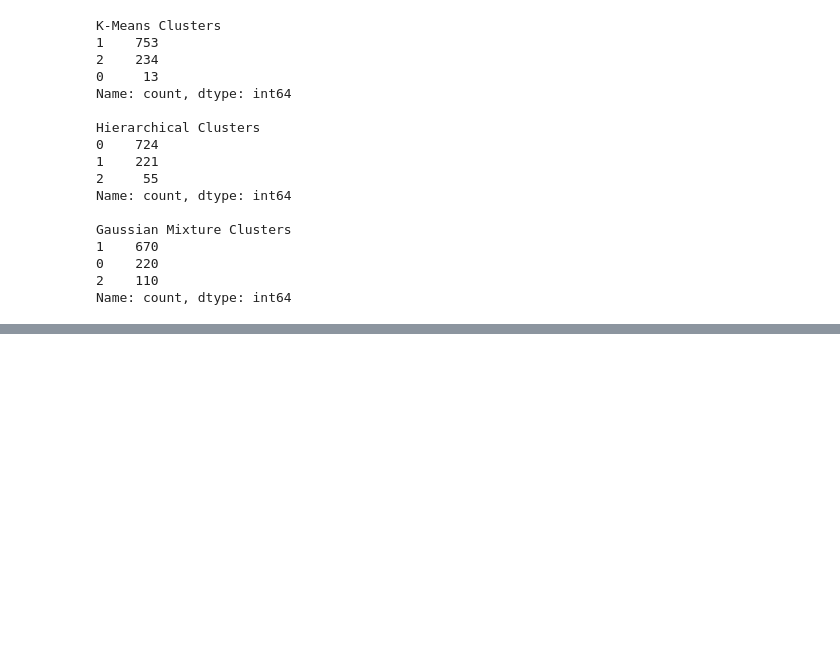
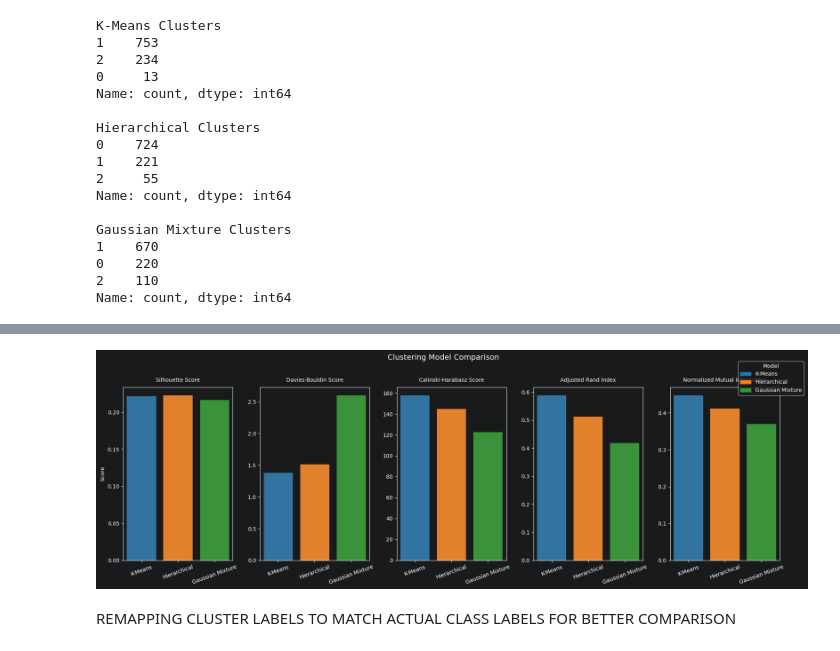
Before and after one commit to Raag-ops/LEAPFROG-ASSIGNMENT-1, a Jupyter notebook: evalClusteringModel.ipynb, the cells around one changed output, grey strips where cells are left out. Saved outputs shown, nothing was run; the diff lists cells and outputs as text; code cells hidden in the pictures; blank space fills up the shorter version.

```diff
--- a/evalClusteringModel.ipynb
+++ b/evalClusteringModel.ipynb
@@ -189,0 +269,66 @@ def plot_clusters(
+# %%
+melted_metrics = comparison_df.melt(
+    id_vars="Metric",
+    var_name="Model",
+    value_name="Score"
+)
+
+metrics = comparison_df["Metric"].unique()
+
+fig, axes = plt.subplots(
+    nrows=1,
+    ncols=len(metrics),
+    figsize=(18, 6)
+)
+
+for ax, metric in zip(axes, metrics):
+
+    subset = melted_metrics[
+        melted_metrics["Metric"] == metric
+    ]
+
+    sns.barplot(
+        data=subset,
+        x="Model",
+        y="Score",
+        hue="Model",
+        palette="tab10",
+        ax=ax,
+        legend=False
+    )
+
+    ax.set_title(metric, fontsize=10, pad=10)
+    ax.set_xlabel("")
+    ax.set_ylabel("Score" if ax == axes[0] else "")
+    ax.tick_params(axis="x", rotation=20)
+
+handles = [
+    plt.Rectangle((0, 0), 1, 1, color=sns.color_palette("tab10")[i])
+    for i in range(len(melted_metrics["Model"].unique()))
+]
+
+fig.legend(
+    handles,
+    melted_metrics["Model"].unique(),
+    title="Model",
+    loc="upper right",
+    bbox_to_anchor=(1.02, 1)
+)
+
+plt.suptitle("Clustering Model Comparison", fontsize=14, y=1.02)
+plt.tight_layout()
+
+plt.savefig(
+    os.path.join(
+        IMAGE_PATH,
+        "clustering_model_comparison.png"
+    ),
+    dpi=300,
+    bbox_inches="tight"
+)
+
+plt.show()
+# %% [output]
+[figure, added]
+# %% [markdown]
+REMAPPING CLUSTER LABELS TO MATCH ACTUAL CLASS LABELS FOR BETTER COMPARISON
```
Also changed, not shown: parts of 9 cells of this notebook, 5 other files.
